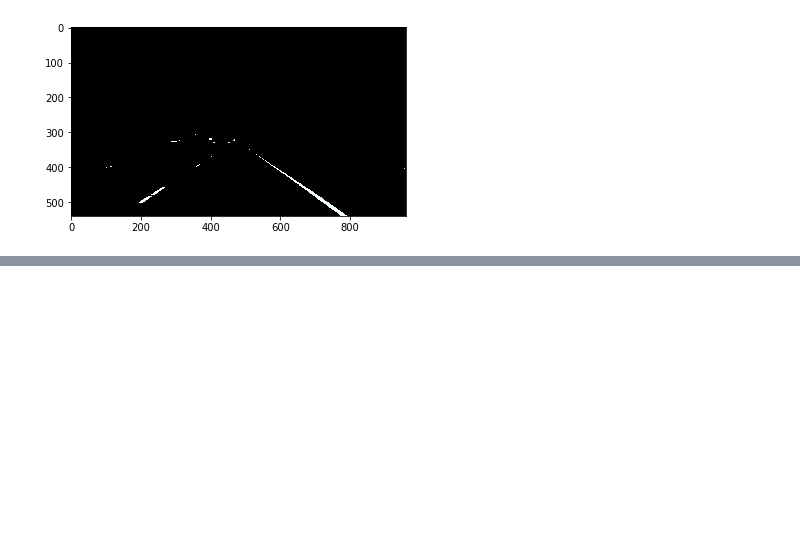
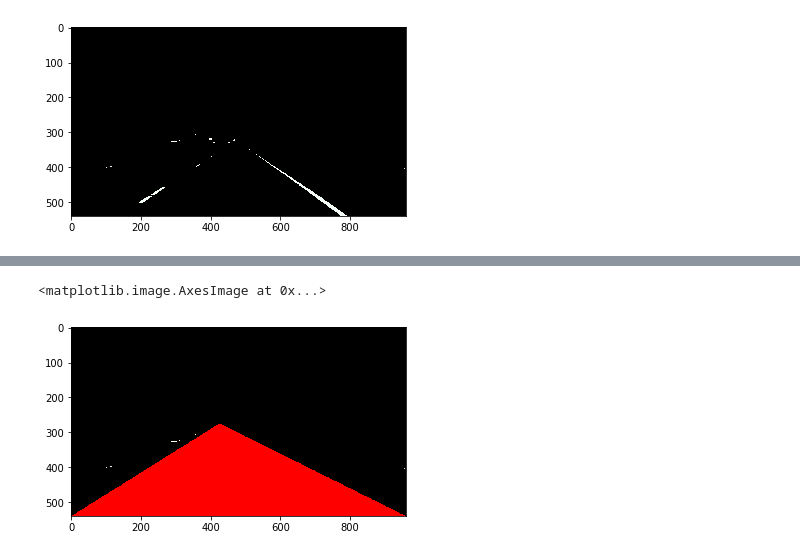
Before and after one commit to vedanshdwivedi/SELF-DRIVING-CAR, a Jupyter notebook: Computer Vision Fundamentals/Computer Vision Fundamentals.ipynb, the cells around one changed output, grey strips where cells are left out. Saved outputs shown, nothing was run; the diff lists cells and outputs as text; code cells hidden in the pictures; blank space fills up the shorter version.

```diff
--- a/Computer Vision Fundamentals/Computer Vision Fundamentals.ipynb
+++ b/Computer Vision Fundamentals/Computer Vision Fundamentals.ipynb
@@ -51,0 +64,25 @@ mpimg.imsave('img/test-after.png',color_select)
+# %%
+apex = [425,275]
+left_bottom = [0,ysize]
+right_bottom=[xsize,ysize]
+# %%
+# Fit lines (y=Ax+B) to identify the  3 sided region of interest
+# np.polyfit() returns the coefficients [A, B] of the fit
+fit_left = np.polyfit((left_bottom[0], apex[0]), (left_bottom[1], apex[1]), 1)
+fit_right = np.polyfit((right_bottom[0], apex[0]), (right_bottom[1], apex[1]), 1)
+fit_bottom = np.polyfit((left_bottom[0], right_bottom[0]), (left_bottom[1], right_bottom[1]), 1)
+# %%
+# Find the region inside the lines
+XX, YY = np.meshgrid(np.arange(0, xsize), np.arange(0, ysize))
+region_thresholds = (YY > (XX*fit_left[0] + fit_left[1])) & \
+                    (YY > (XX*fit_right[0] + fit_right[1])) & \
+                    (YY < (XX*fit_bottom[0] + fit_bottom[1]))
+# %%
+# Color pixels red which are inside the region of interest
+region_select[region_thresholds] = [255, 0, 0]
+# %%
+show_image(region_select)
+plt.imshow(region_select)
+# %% [output]
+<matplotlib.image.AxesImage at 0x...>
+[figure, added]
```
Also changed, not shown: parts of 6 cells of this notebook.
